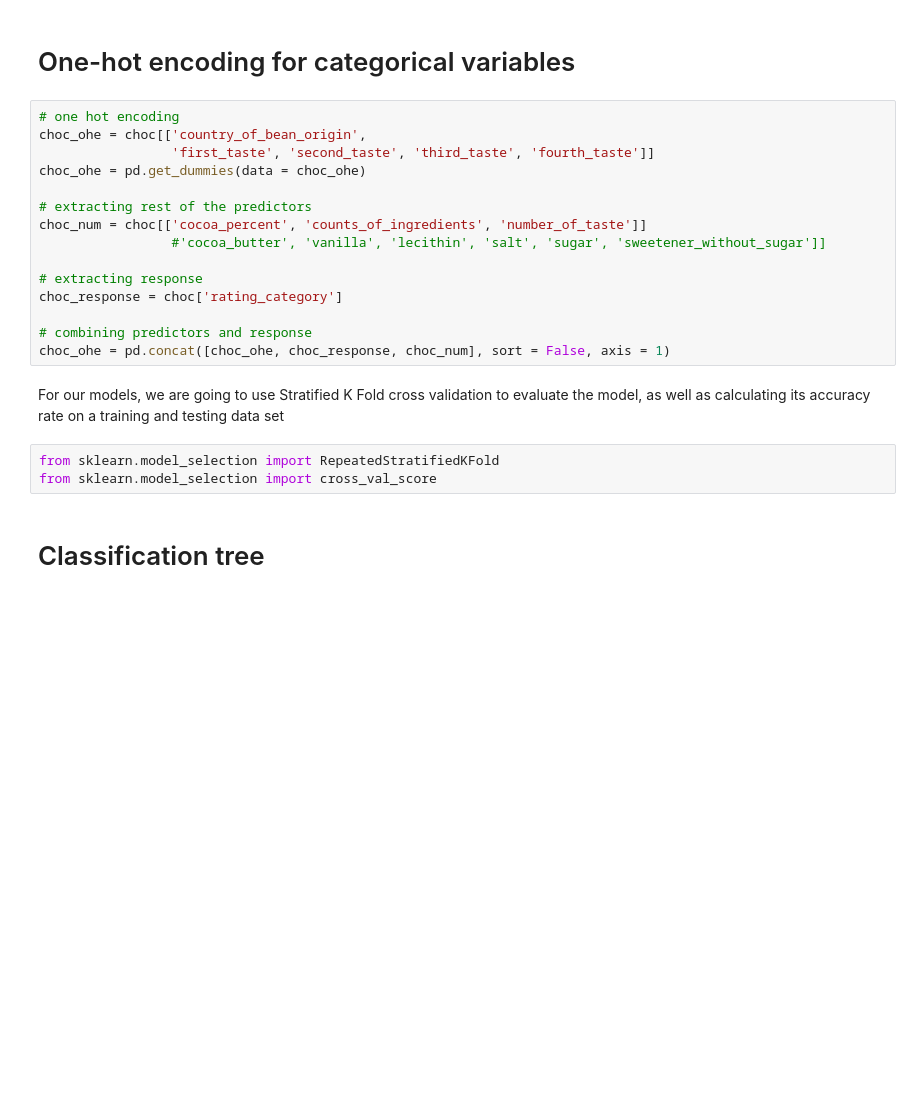
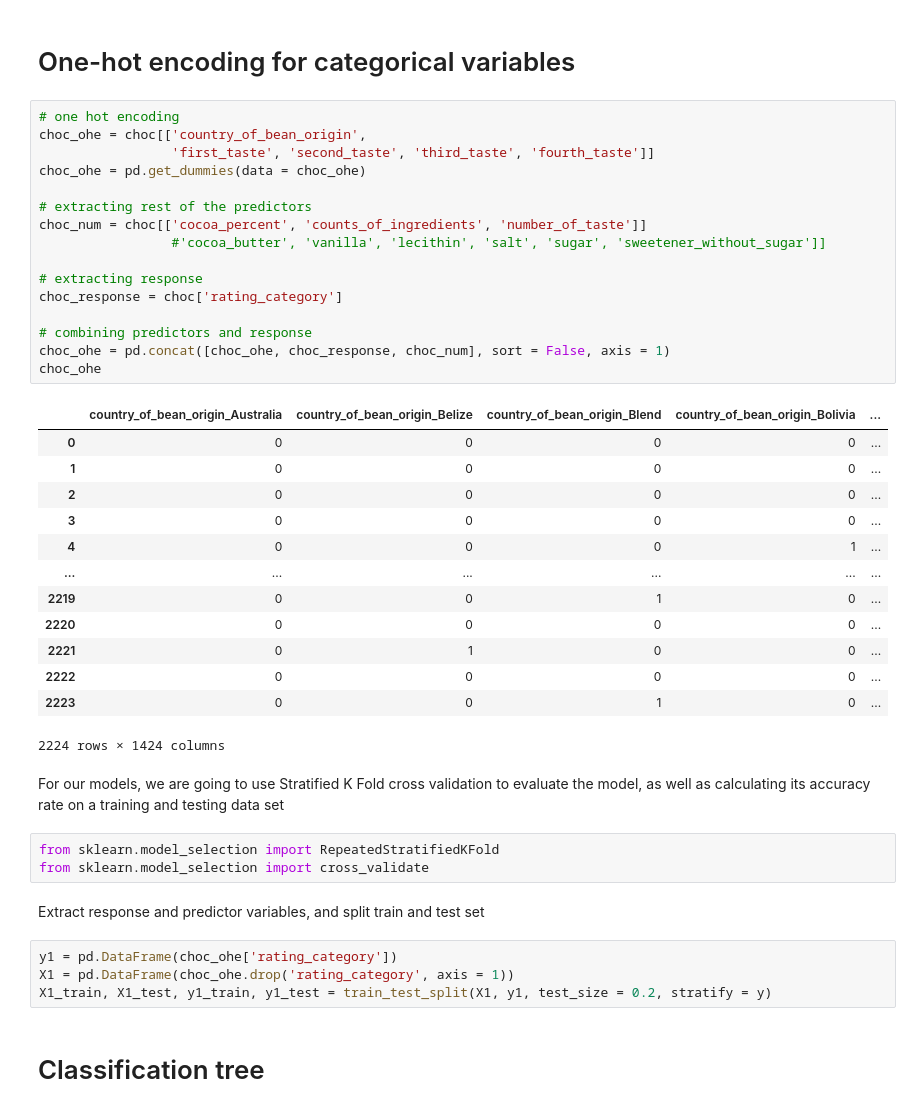
Before and after one commit to bachts/sc1015-project, a Jupyter notebook: Machine learning.ipynb, the cells around one changed output. Cells and saved outputs as stored; diff of their text form; blank space fills up the shorter version.

```diff
--- a/Machine learning.ipynb
+++ b/Machine learning.ipynb
@@ -13,23 +13,44 @@ choc = pd.read_csv('cleaned_chocolate.csv')
 # %%
 # one hot encoding
 choc_ohe = choc[['country_of_bean_origin',
                  'first_taste', 'second_taste', 'third_taste', 'fourth_taste']]
 choc_ohe = pd.get_dummies(data = choc_ohe)
 
 # extracting rest of the predictors
 choc_num = choc[['cocoa_percent', 'counts_of_ingredients', 'number_of_taste']]
                  #'cocoa_butter', 'vanilla', 'lecithin', 'salt', 'sugar', 'sweetener_without_sugar']]
 
 # extracting response
 choc_response = choc['rating_category']
 
 # combining predictors and response
 choc_ohe = pd.concat([choc_ohe, choc_response, choc_num], sort = False, axis = 1)
+choc_ohe
+# %% [output]
+|  | country_of_bean_origin_Australia | country_of_bean_origin_Belize | country_of_bean_origin_Blend | country_of_bean_origin_Bolivia | ... |
+| 0 | 0 | 0 | 0 | 0 | ... |
+| 1 | 0 | 0 | 0 | 0 | ... |
+| 2 | 0 | 0 | 0 | 0 | ... |
+| 3 | 0 | 0 | 0 | 0 | ... |
+| 4 | 0 | 0 | 0 | 1 | ... |
+| ... | ... | ... | ... | ... | ... |
+| 2219 | 0 | 0 | 1 | 0 | ... |
+| 2220 | 0 | 0 | 0 | 0 | ... |
+| 2221 | 0 | 1 | 0 | 0 | ... |
+| 2222 | 0 | 0 | 0 | 0 | ... |
+| 2223 | 0 | 0 | 1 | 0 | ... |
+2224 rows × 1424 columns
 # %% [markdown]
 For our models, we are going to use Stratified K Fold cross validation to evaluate the model, as well as calculating its accuracy rate on a training and testing data set
 # %%
 from sklearn.model_selection import RepeatedStratifiedKFold
-from sklearn.model_selection import cross_val_score
+from sklearn.model_selection import cross_validate
+# %% [markdown]
+Extract response and predictor variables, and split train and test set
+# %%
+y1 = pd.DataFrame(choc_ohe['rating_category'])
+X1 = pd.DataFrame(choc_ohe.drop('rating_category', axis = 1))
+X1_train, X1_test, y1_train, y1_test = train_test_split(X1, y1, test_size = 0.2, stratify = y)
 # %% [markdown]
 # Classification tree
 # %% [markdown]
```
Also changed, not shown: parts of 6 cells of this notebook.
